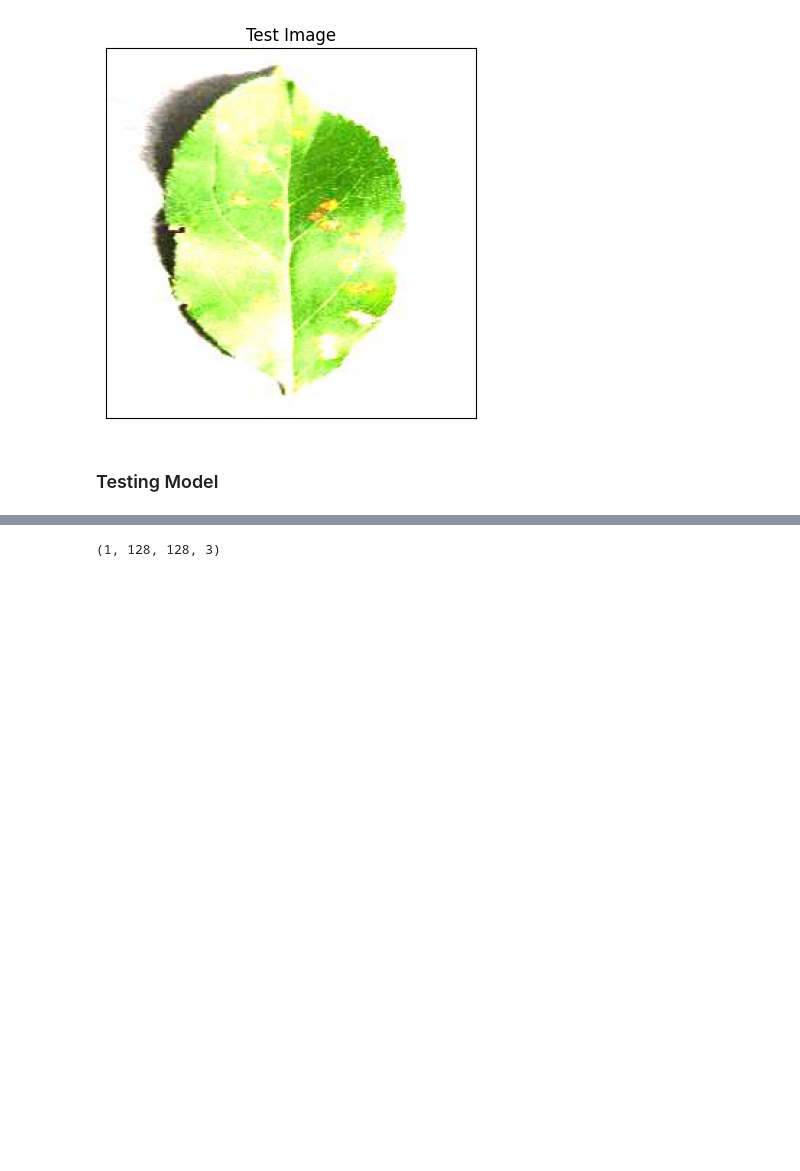
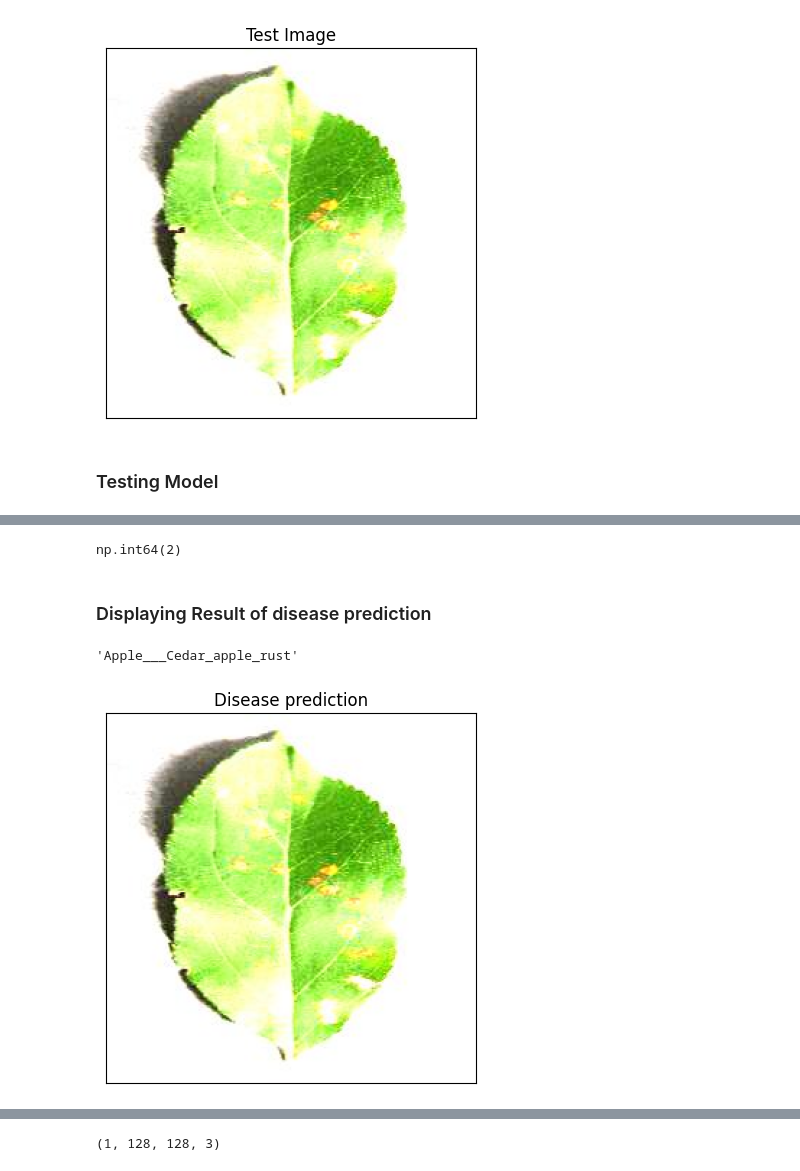
Before and after one commit to GitTanish/Ml-Projects, a Jupyter notebook: Plant_Disease_test.ipynb, the cells around one changed output, grey strips where cells are left out. Saved outputs shown, nothing was run; the diff lists cells and outputs as text; code cells hidden in the pictures; blank space fills up the shorter version.

```diff
--- a/Plant_Disease_test.ipynb
+++ b/Plant_Disease_test.ipynb
@@ -95,0 +151,21 @@ plt.show()
+# %%
+result_index = np.argmax(prediction) # Use parentheses to call the function
+result_index
+# %% [output]
+np.int64(2)
+# %% [markdown]
+### Displaying Result of disease prediction
+# %%
+model_prediction = class_name[0][result_index]
+model_prediction
+# %% [output]
+'Apple___Cedar_apple_rust'
+# %%
+# Display Image
+plt.imshow(img)
+plt.title("Disease prediction")
+plt.xticks([])
+plt.yticks([])
+plt.show()
+# %% [output]
+[figure, added]
```
Also changed, not shown: parts of 14 cells of this notebook.
